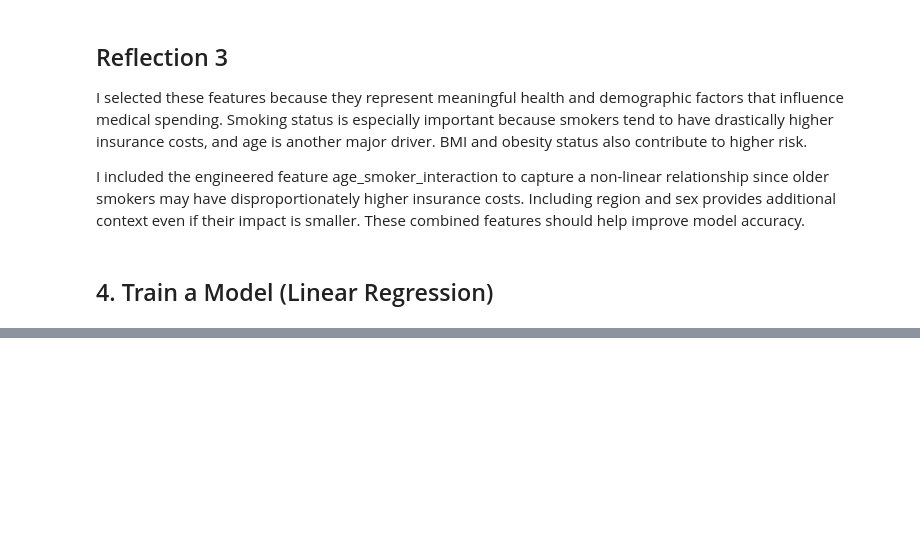
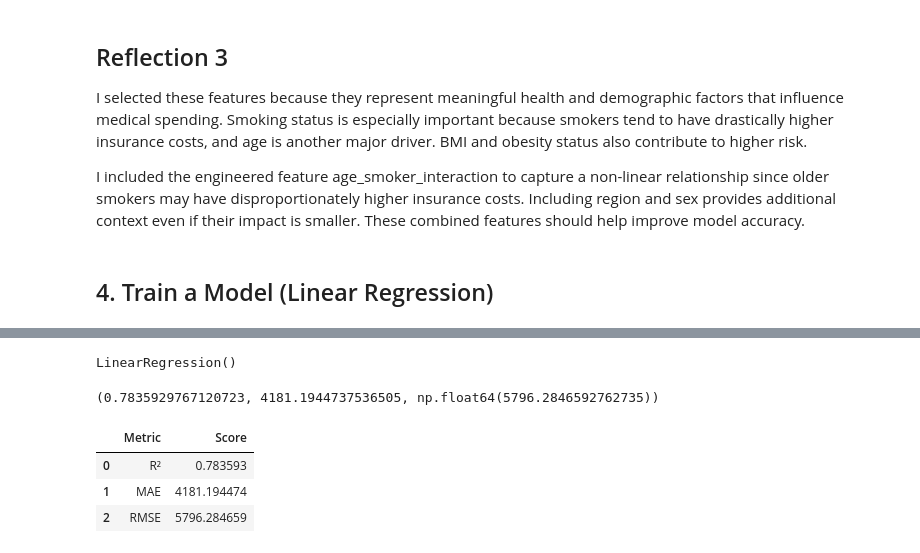
Before and after one commit to brandonjbbb/applied-ml-brandon, a Jupyter notebook: notebooks/FinalProject/regression_brandon.ipynb, the cells around one changed output, grey strips where cells are left out. Cells and saved outputs as stored; diff of their text form; code cells hidden in the pictures; blank space fills up the shorter version.

```diff
--- a/notebooks/FinalProject/regression_brandon.ipynb
+++ b/notebooks/FinalProject/regression_brandon.ipynb
@@ -96,0 +99,29 @@ X_train.shape, X_test.shape
+# %%
+lin_reg = LinearRegression()
+lin_reg.fit(X_train, y_train)
+# %% [output]
+LinearRegression()
+# %%
+y_pred = lin_reg.predict(X_test)
+
+r2 = r2_score(y_test, y_pred)
+mae = mean_absolute_error(y_test, y_pred)
+
+mse = mean_squared_error(y_test, y_pred)
+rmse = np.sqrt(mse)
+
+r2, mae, rmse
+# %% [output]
+(0.7835929767120723, 4181.1944737536505, np.float64(5796.2846592762735))
+# %%
+results = pd.DataFrame({
+    "Metric": ["R²", "MAE", "RMSE"],
+    "Score": [r2, mae, rmse]
+})
+
+results
+# %% [output]
+|  | Metric | Score |
+| 0 | R² | 0.783593 |
+| 1 | MAE | 4181.194474 |
+| 2 | RMSE | 5796.284659 |
```
Also changed, not shown: parts of 7 cells of this notebook.
